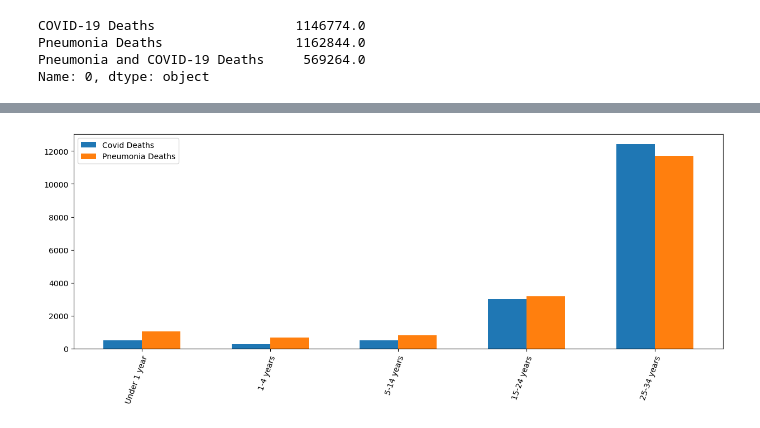
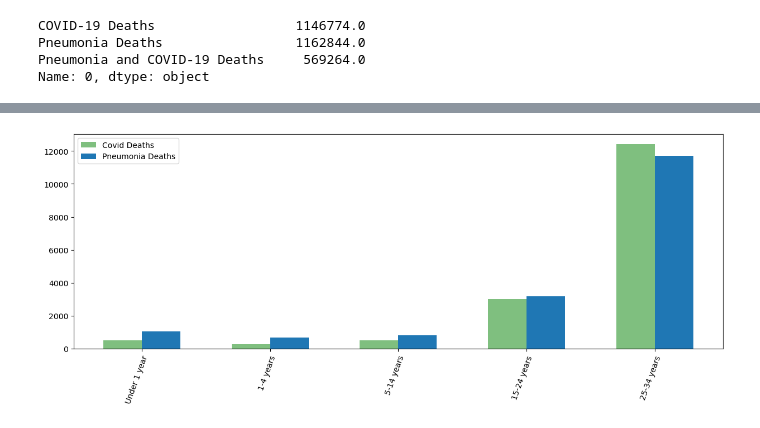
Before and after one commit to JTurk17/Team4_Project1, a Jupyter notebook: Cleaned_CovidDF_DiseaseComparisons.ipynb, the cells around one changed output, grey strips where cells are left out. Cells and saved outputs as stored; diff of their text form; code cells hidden in the pictures.

```diff
--- a/Cleaned_CovidDF_DiseaseComparisons.ipynb
+++ b/Cleaned_CovidDF_DiseaseComparisons.ipynb
@@ -187,21 +167,22 @@ young_group_df
 # %%
 young_ages = ['Under 1 year', '1-4 years', '5-14 years',
               '15-24 years', '25-34 years']
 
 us_AllSex_Total_CovidDeaths_younger = young_group_df['COVID-19 Deaths']
 us_AllSex_Total_PneumoniaDeaths_younger = young_group_df['Pneumonia Deaths']
 
 x_axis = np.arange(len(young_ages))
 
 plt.figure(figsize=(15,5))
-plt.bar(x_axis, us_AllSex_Total_CovidDeaths_younger, .3, label = 'Covid Deaths')
+plt.bar(x_axis, us_AllSex_Total_CovidDeaths_younger, .3, color='green', alpha=.5, label = 'Covid Deaths')
 plt.bar(x_axis+.3, us_AllSex_Total_PneumoniaDeaths_younger, .3, label = 'Pneumonia Deaths')
 plt.xticks(x_axis +.3/2, young_ages)
 plt.xticks(rotation = 70, ha = 'right', rotation_mode = 'anchor')
 plt.legend()
+plt.savefig("Covid_Pneumonia_Young_Deaths.png", bbox_inches = 'tight')
 plt.show()
 # %% [output]
-[figure, old version]
+[figure, new version]
 # %%
 old_group_df = test_df.loc[9:16,:]
 old_group_df
```
Also changed, not shown: parts of 4 cells of this notebook, 3 other files.
